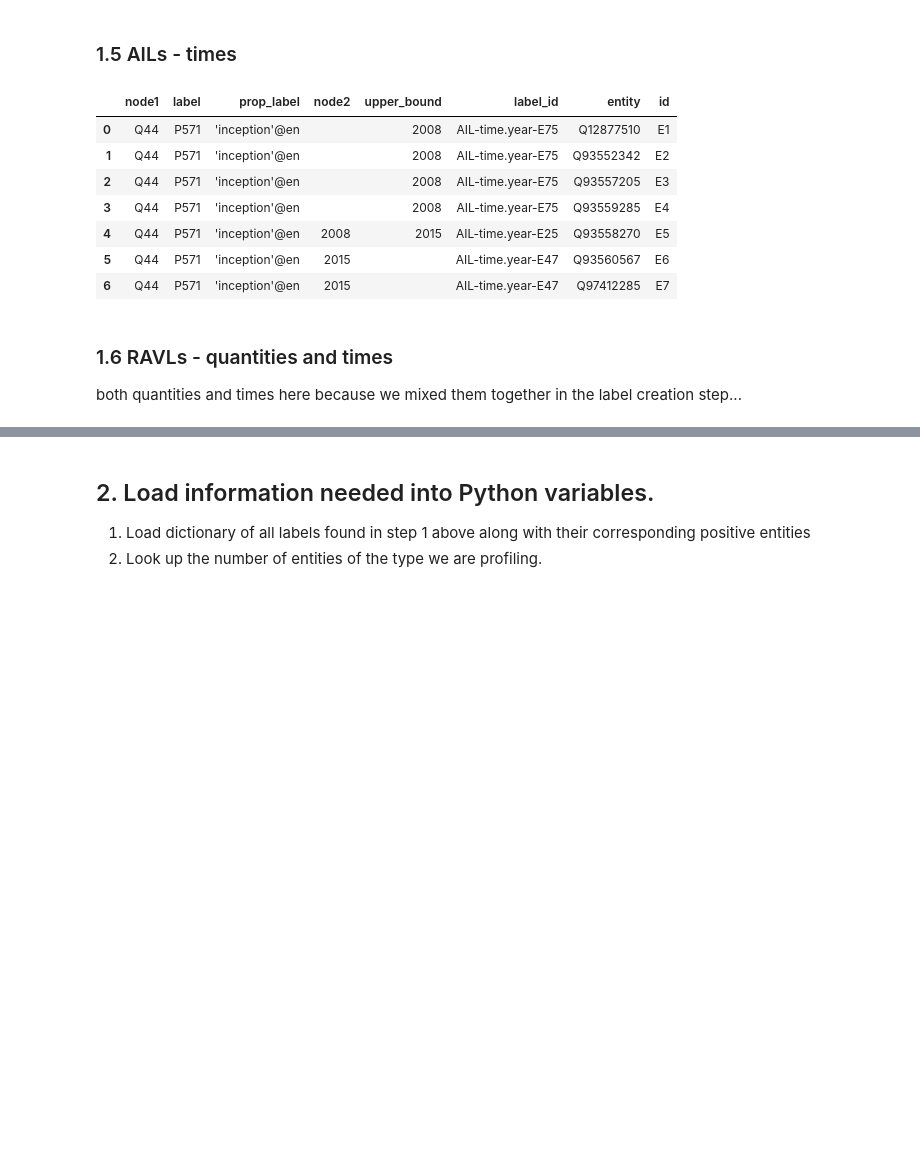
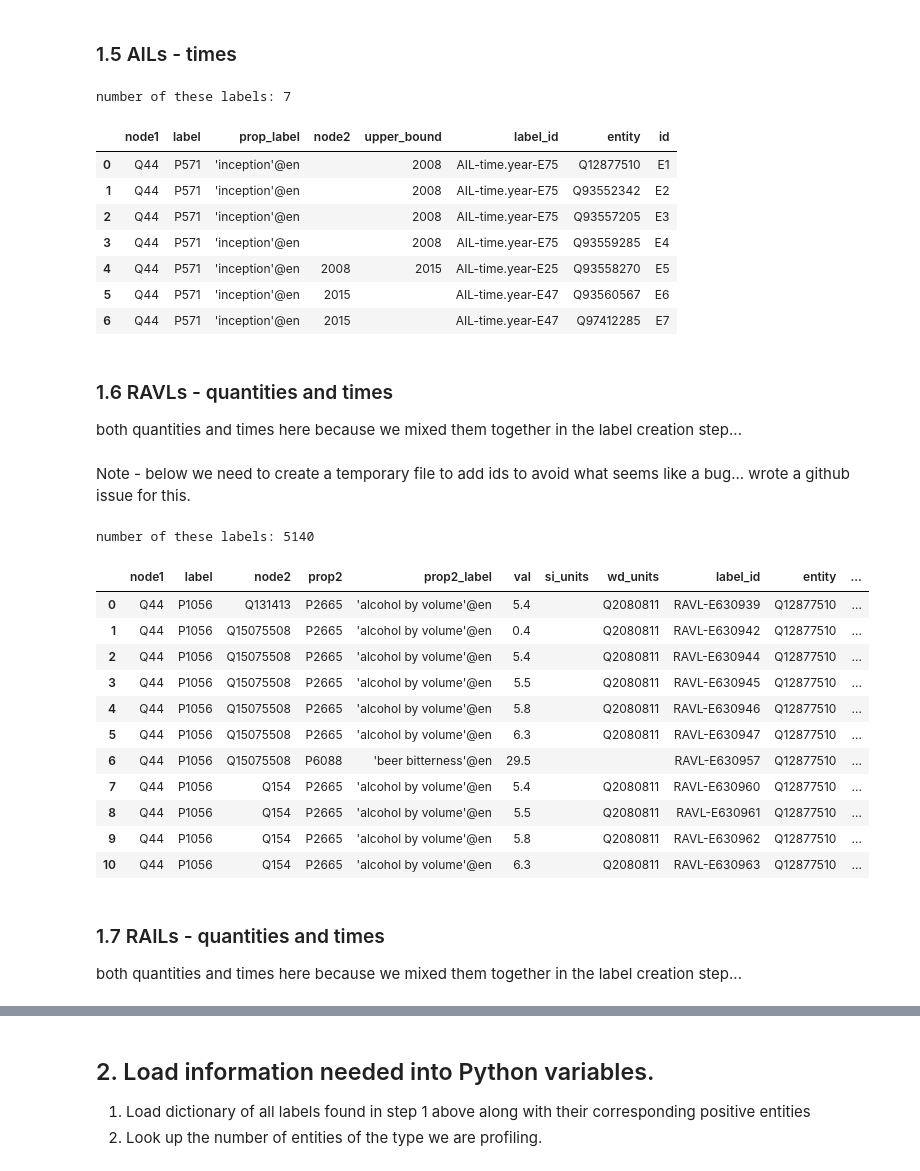
Before and after one commit to nicklein/kgtk, a Jupyter notebook: entity_profiling/select_final_label_set.ipynb, the cells around one changed output, grey strips where cells are left out. Cells and saved outputs as stored; diff of their text form; code cells hidden in the pictures; blank space fills up the shorter version.

```diff
--- a/entity_profiling/select_final_label_set.ipynb
+++ b/entity_profiling/select_final_label_set.ipynb
@@ -195,8 +209,11 @@ display(pd.read_csv("{}/candidate_quantity_AILs_and_their_entities.tsv".format(o
 # %%
 !kgtk add-id -i $WORK/candidate_time.year_AILs_and_their_entities.tsv -o $WORK/candidate_time.year_AILs_and_their_entities.tsv --overwrite-id
 # %%
-display(pd.read_csv("{}/candidate_time.year_AILs_and_their_entities.tsv".format(os.environ["WORK"]), delimiter = '\t', nrows=10).fillna(""))
+labels_df = pd.read_csv("{}/candidate_time.year_AILs_and_their_entities.tsv".format(os.environ["WORK"]), delimiter = '\t')
+print("number of these labels: {}".format(labels_df.shape[0]))
+display(labels_df.loc[:10].fillna(""))
 # %% [output]
+number of these labels: 7
 |  | node1 | label | prop_label | node2 | upper_bound | label_id | entity | id |
 | 0 | Q44 | P571 | 'inception'@en |  | 2008 | AIL-time.year-E75 | Q12877510 | E1 |
 | 1 | Q44 | P571 | 'inception'@en |  | 2008 | AIL-time.year-E75 | Q93552342 | E2 |
@@ -217,0 +235,2 @@ both quantities and times here because we mixed them together in the label creat
+# %% [markdown]
+Note - below we need to create a temporary file to add ids to avoid what seems like a bug... wrote a github issue for this.
@@ -217,0 +240,21 @@ both quantities and times here because we mixed them together in the label creat
+# %%
+labels_df = pd.read_csv("{}/candidate_RAVLs_and_their_entities.tsv".format(os.environ["WORK"]), delimiter = '\t')
+print("number of these labels: {}".format(labels_df.shape[0]))
+display(labels_df.loc[:10].fillna(""))
+# %% [output]
+number of these labels: 5140
+|  | node1 | label | node2 | prop2 | prop2_label | val | si_units | wd_units | label_id | entity | ... |
+| 0 | Q44 | P1056 | Q131413 | P2665 | 'alcohol by volume'@en | 5.4 |  | Q2080811 | RAVL-E630939 | Q12877510 | ... |
+| 1 | Q44 | P1056 | Q15075508 | P2665 | 'alcohol by volume'@en | 0.4 |  | Q2080811 | RAVL-E630942 | Q12877510 | ... |
+| 2 | Q44 | P1056 | Q15075508 | P2665 | 'alcohol by volume'@en | 5.4 |  | Q2080811 | RAVL-E630944 | Q12877510 | ... |
+| 3 | Q44 | P1056 | Q15075508 | P2665 | 'alcohol by volume'@en | 5.5 |  | Q2080811 | RAVL-E630945 | Q12877510 | ... |
+| 4 | Q44 | P1056 | Q15075508 | P2665 | 'alcohol by volume'@en | 5.8 |  | Q2080811 | RAVL-E630946 | Q12877510 | ... |
+| 5 | Q44 | P1056 | Q15075508 | P2665 | 'alcohol by volume'@en | 6.3 |  | Q2080811 | RAVL-E630947 | Q12877510 | ... |
+| 6 | Q44 | P1056 | Q15075508 | P6088 | 'beer bitterness'@en | 29.5 |  |  | RAVL-E630957 | Q12877510 | ... |
+| 7 | Q44 | P1056 | Q154 | P2665 | 'alcohol by volume'@en | 5.4 |  | Q2080811 | RAVL-E630960 | Q12877510 | ... |
+| 8 | Q44 | P1056 | Q154 | P2665 | 'alcohol by volume'@en | 5.5 |  | Q2080811 | RAVL-E630961 | Q12877510 | ... |
+| 9 | Q44 | P1056 | Q154 | P2665 | 'alcohol by volume'@en | 5.8 |  | Q2080811 | RAVL-E630962 | Q12877510 | ... |
+| 10 | Q44 | P1056 | Q154 | P2665 | 'alcohol by volume'@en | 6.3 |  | Q2080811 | RAVL-E630963 | Q12877510 | ... |
+# %% [markdown]
+### 1.7 RAILs - quantities and times
+both quantities and times here because we mixed them together in the label creation step...
```
Also changed, not shown: parts of 15 cells of this notebook, 1 other file.
